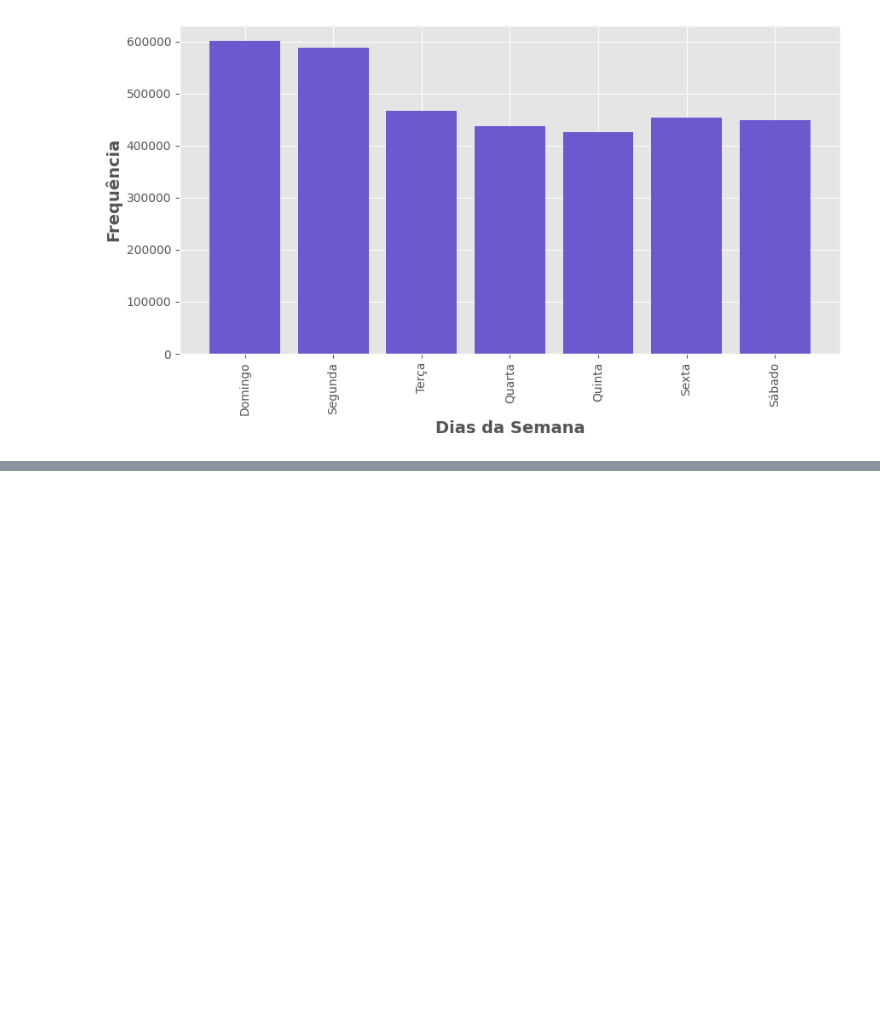
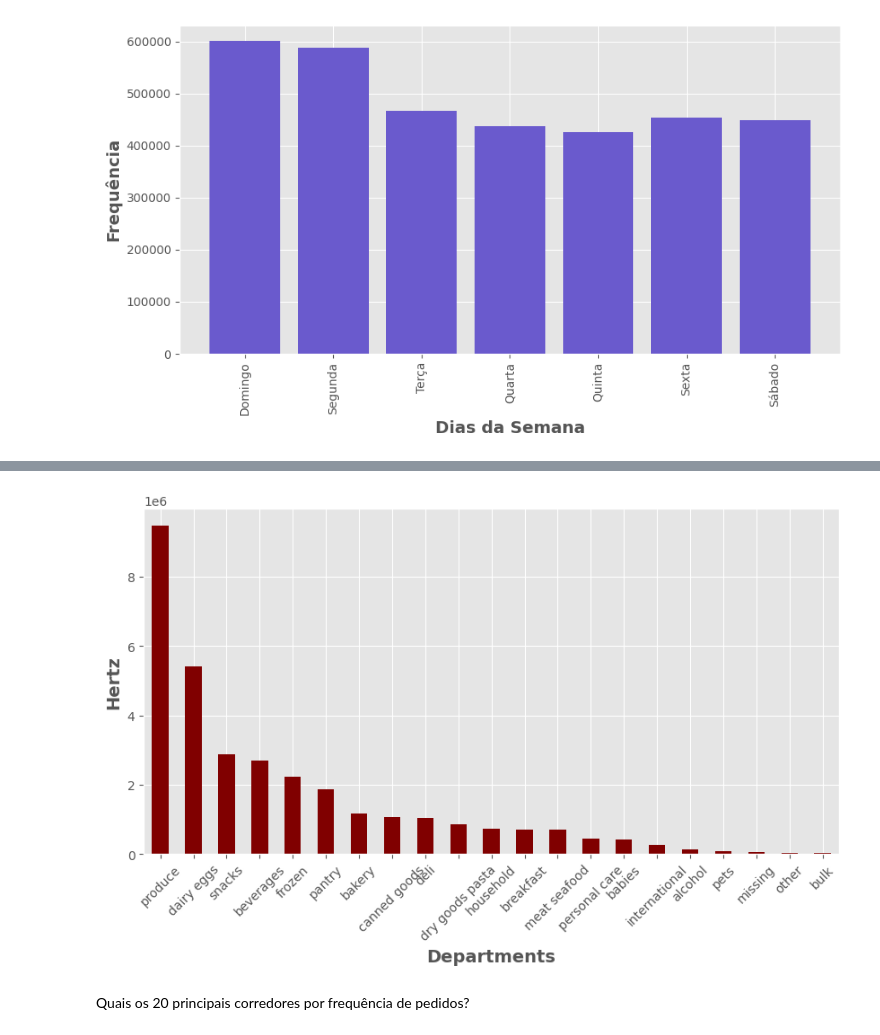
Before and after one commit to Lopes-debug/Data_Analysis_6_py, a Jupyter notebook: project_06.ipynb, the cells around one changed output, grey strips where cells are left out. Cells and saved outputs as stored; diff of their text form; code cells hidden in the pictures; blank space fills up the shorter version.

```diff
--- a/project_06.ipynb
+++ b/project_06.ipynb
@@ -108,0 +127,13 @@ plt.show()
+# %%
+freq_dep = prod_prior['department'].value_counts()
+# %%
+fig = plt.figure(figsize=(20,10))
+freq_dep.plot(kind='bar', color='maroon')
+plt.xlabel('Departments', fontsize=14, fontweight='bold')
+plt.ylabel('Hertz', fontsize=14, fontweight='bold')
+plt.xticks( rotation=45)
+plt.show()
+# %% [output]
+[figure, added]
+# %% [markdown]
+Quais os 20 principais corredores por frequência de pedidos?
```
Also changed, not shown: parts of 6 cells of this notebook.
